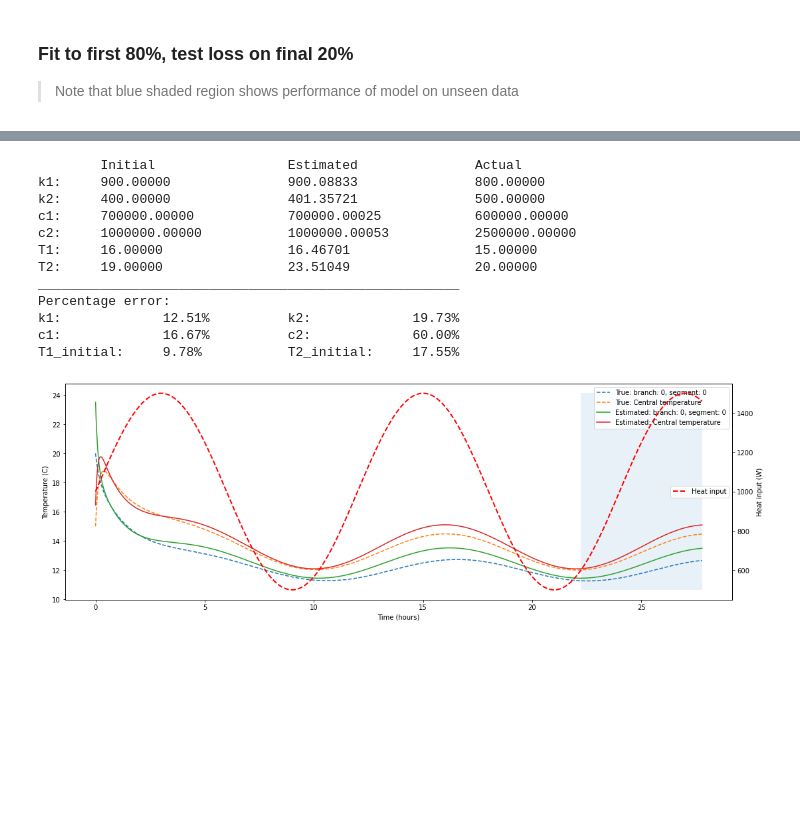
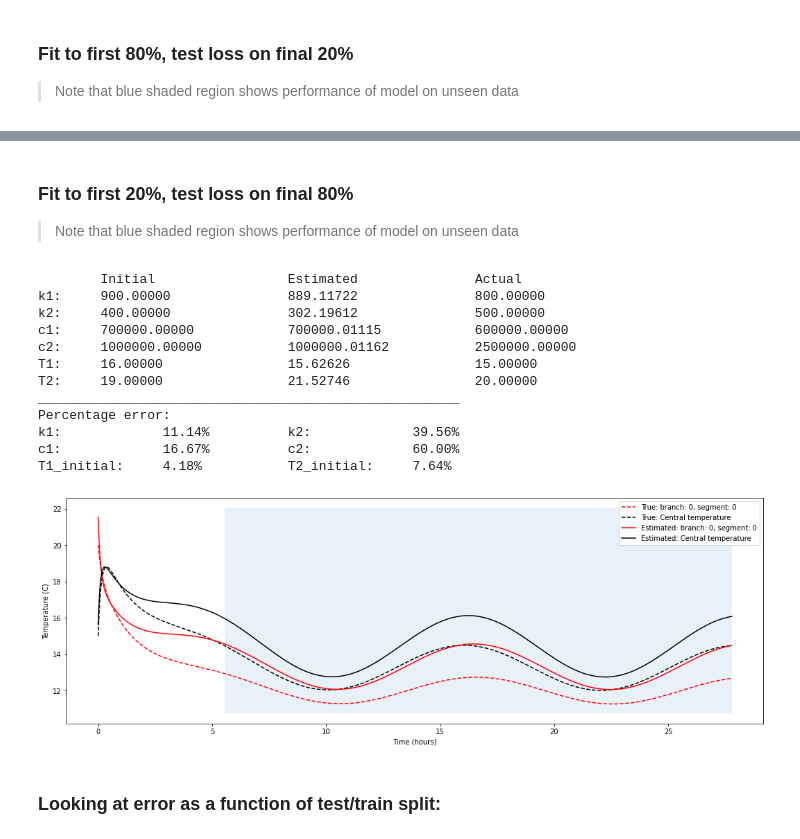
Before and after one commit to harry-rendell/building_simulation, a Jupyter notebook: train_test.ipynb, the cells around one changed output, grey strips where cells are left out. Cells and saved outputs as stored; diff of their text form; code cells hidden in the pictures; blank space fills up the shorter version.

Commit message:
Looking at error as a function of test/train split

```diff
--- a/train_test.ipynb
+++ b/train_test.ipynb
@@ -73,28 +101,35 @@ idxs = 4*iterations//5
+# %% [markdown]
+### Fit to first 20%, test loss on final 80%
+> Note that blue shaded region shows performance of model on unseen data
+# %%
+idxs = 1*iterations//5
 # %%
 result = minimize(loss, x0=initial_params, tol=1e-3, args=('mse', times[:idxs], Ts_true[:,:,:idxs]), bounds=((1e2,1e3),(1e2,1e3),(1e5,1e6),(1e6,3e6),(10,30),(10,30)))
 k_est, c_est, T_est = result['x'].reshape((3,2))
 sys_est = model_ND('Estimated',k_est, c_est, T_est, T_out, heatinput)
 Ts_est, Qs = sys_est.run(times=times, func_Q_in=func_Q_in)
 
-fig, ax = sys_nd.plot(ls='--')
+fig, ax = sys_nd.plot(ls='--', show_heating=False)
 fig, ax= sys_est.plot(figax=(fig, ax), show_heating=False)
 ax.fill_between(times[idxs:]/3600, *ax.get_ylim(), alpha=0.1)
 
 frac_error = abs((result['x'] - true_params)/true_params * 100)
 print('\tInitial\t\t\tEstimated\t\tActual\nk1:\t{:.5f}\t\t{:.5f}\t\t{:.5f}\nk2:\t{:.5f}\t\t{:.5f}\t\t{:.5f}\nc1:\t{:.5f}\t\t{:.5f}\t\t{:.5f}\nc2:\t{:.5f}\t\t{:.5f}\t\t{:.5f}\nT1:\t{:.5f}\t\t{:.5f}\t\t{:.5f}\nT2:\t{:.5f}\t\t{:.5f}\t\t{:.5f}'.format(*np.ravel([initial_params,result['x'],true_params],'F')))
 print('_'*54)
 print('Percentage error:\nk1:\t\t{:.2f}%\t\tk2:\t\t{:.2f}%\nc1:\t\t{:.2f}%\t\tc2:\t\t{:.2f}%\nT1_initial:\t{:.2f}%\t\tT2_initial:\t{:.2f}%'.format(*frac_error))
 # %% [output]
         Initial                 Estimated               Actual
-k1:     900.00000               900.08833               800.00000
-k2:     400.00000               401.35721               500.00000
-c1:     700000.00000            700000.00025            600000.00000
-c2:     1000000.00000           1000000.00053           2500000.00000
-T1:     16.00000                16.46701                15.00000
-T2:     19.00000                23.51049                20.00000
+k1:     900.00000               889.11722               800.00000
+k2:     400.00000               302.19612               500.00000
+c1:     700000.00000            700000.01115            600000.00000
+c2:     1000000.00000           1000000.01162           2500000.00000
+T1:     16.00000                15.62626                15.00000
+T2:     19.00000                21.52746                20.00000
 ______________________________________________________
 Percentage error:
-k1:             12.51%          k2:             19.73%
+k1:             11.14%          k2:             39.56%
 c1:             16.67%          c2:             60.00%
-T1_initial:     9.78%           T2_initial:     17.55%
+T1_initial:     4.18%           T2_initial:     7.64%
-[figure, old version]
+[figure, new version]
+# %% [markdown]
+### Looking at error as a function of test/train split:
```
Also changed, not shown: parts of 6 cells of this notebook, 2 other files.
